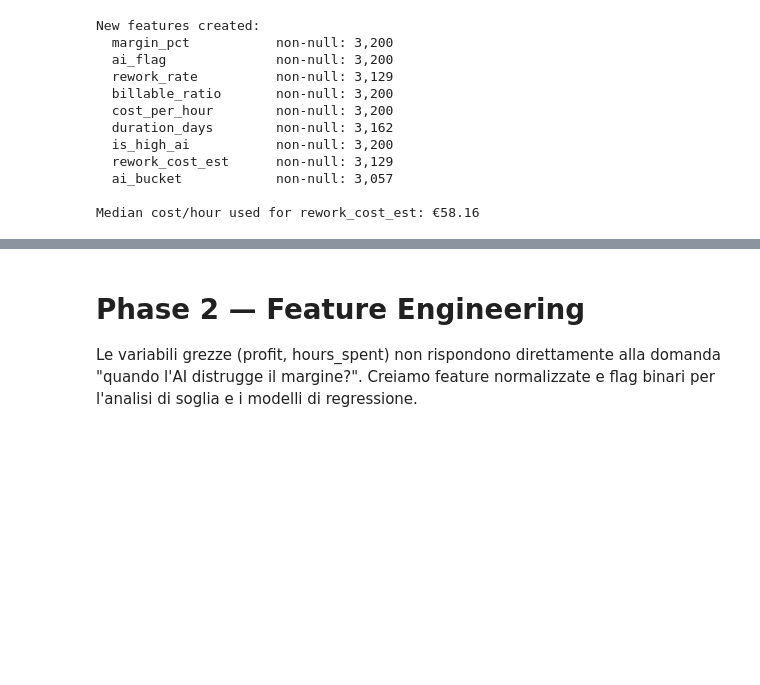
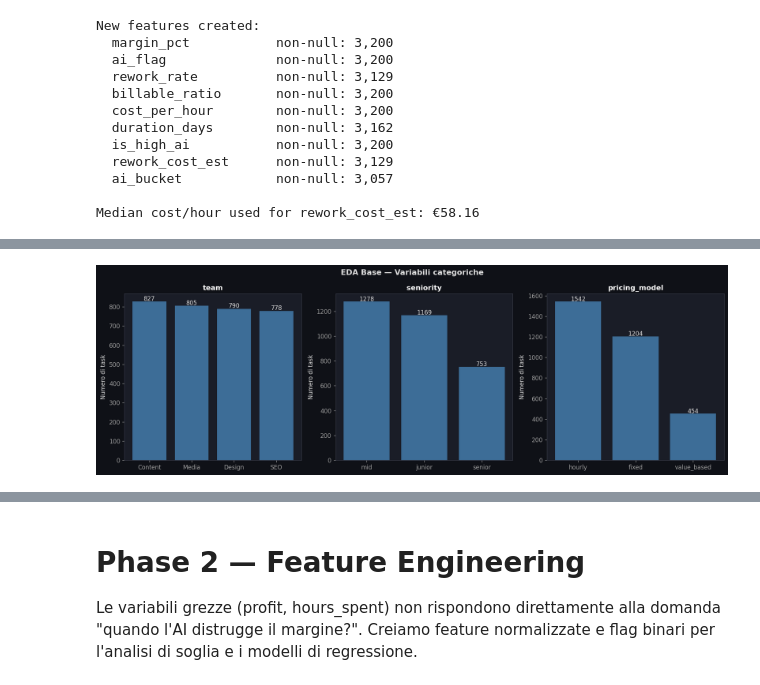
Before and after one commit to andreamammano89-maker/ML_Project_SEA_815441, a Jupyter notebook: pipeline.ipynb, the cells around one changed output, grey strips where cells are left out. Cells and saved outputs as stored; diff of their text form; code cells hidden in the pictures; blank space fills up the shorter version.

```diff
--- a/pipeline.ipynb
+++ b/pipeline.ipynb
@@ -616,0 +684,19 @@ Median cost/hour used for rework_cost_est: €58.16
+# %%
+# ── Variabili categoriche ─────────────────────────────────────
+# Verifichiamo che i gruppi siano bilanciati prima di fare
+# confronti statistici tra di essi.
+
+fig, axes = plt.subplots(1, 3, figsize=(15, 5))
+fig.suptitle('EDA Base — Variabili categoriche', fontsize=13, fontweight='bold')
+
+for ax, col in zip(axes, ['team', 'seniority', 'pricing_model']):
+    counts = df[col].value_counts()
+    ax.bar(counts.index, counts.values, color='steelblue', alpha=0.8, edgecolor='none')
+    ax.set_title(col, fontweight='bold')
+    ax.set_ylabel('Numero di task')
+    for i, v in enumerate(counts.values):
+        ax.text(i, v + 5, str(v), ha='center', fontsize=10)
+
+plt.tight_layout()
+# %% [output]
+[figure, added]
```
Also changed, not shown: parts of 4 cells of this notebook.
